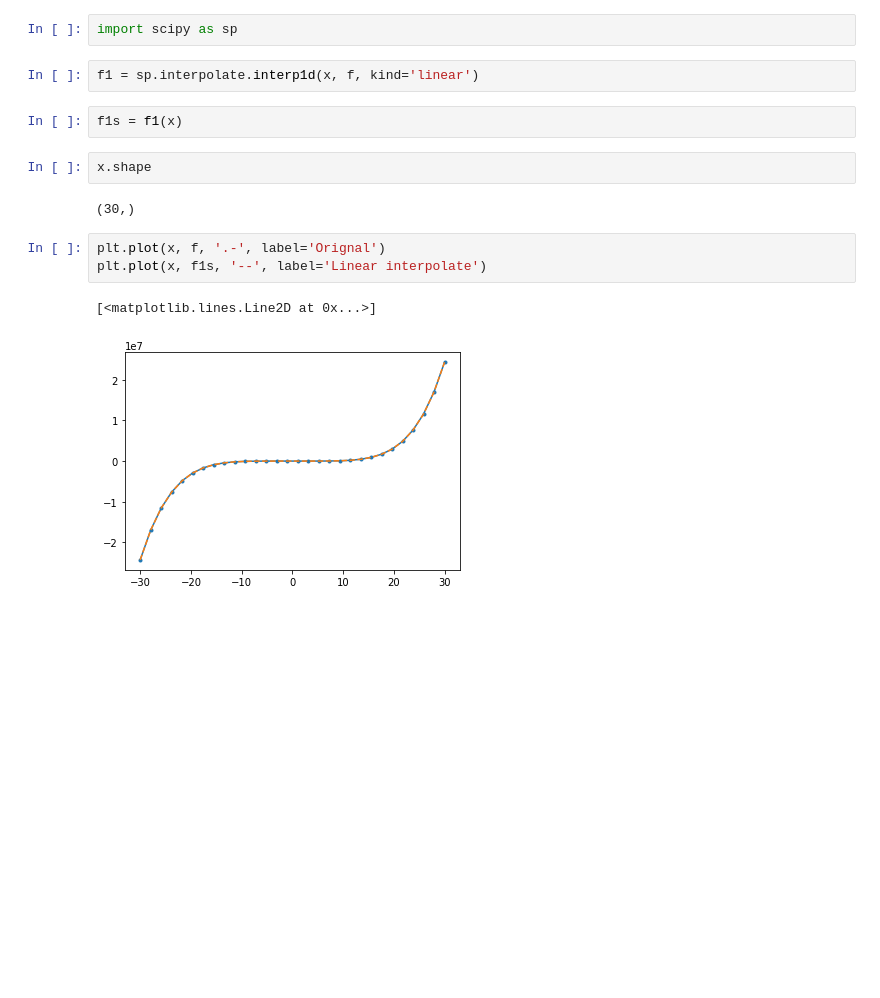
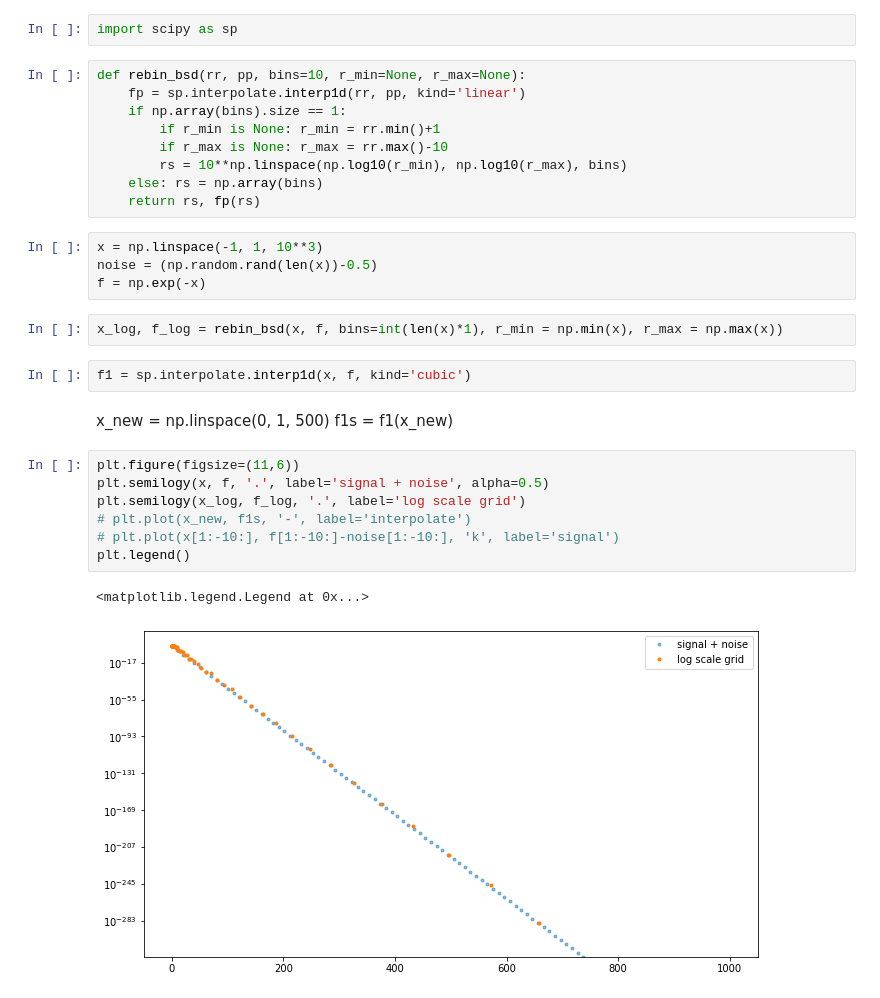
Before and after one commit to tommychinwj/HI_characterization, a Jupyter notebook: Experiment_code.ipynb, the cells around one changed output. Saved outputs shown, nothing was run; the diff lists cells and outputs as text; blank space fills up the shorter version.

```diff
--- a/Experiment_code.ipynb
+++ b/Experiment_code.ipynb
@@ -1072,16 +957,32 @@ noise.shape
 # %%
 import scipy as sp
+# %%
+def rebin_bsd(rr, pp, bins=10, r_min=None, r_max=None):
+    fp = sp.interpolate.interp1d(rr, pp, kind='linear')
+    if np.array(bins).size == 1:
+        if r_min is None: r_min = rr.min()+1
+        if r_max is None: r_max = rr.max()-10
+        rs = 10**np.linspace(np.log10(r_min), np.log10(r_max), bins)
+    else: rs = np.array(bins)
+    return rs, fp(rs)
+# %%
+x = np.linspace(-1, 1, 10**3)
+noise = (np.random.rand(len(x))-0.5)
+f = np.exp(-x)
+# %%
+x_log, f_log = rebin_bsd(x, f, bins=int(len(x)*1), r_min = np.min(x), r_max = np.max(x))
 # %%
-f1 = sp.interpolate.interp1d(x, f, kind='linear')
+f1 = sp.interpolate.interp1d(x, f, kind='cubic')
-# %%
-f1s = f1(x)
-# %%
-x.shape
-# %% [output]
-(30,)
-# %%
-plt.plot(x, f, '.-', label='Orignal')
-plt.plot(x, f1s, '--', label='Linear interpolate')
-# %% [output]
-[<matplotlib.lines.Line2D at 0x...>]
-[figure, removed]
+# %% [markdown]
+x_new = np.linspace(0, 1, 500)
+f1s = f1(x_new)
+# %%
+plt.figure(figsize=(11,6))
+plt.semilogy(x, f, '.', label='signal + noise', alpha=0.5)
+plt.semilogy(x_log, f_log, '.', label='log scale grid')
+# plt.plot(x_new, f1s, '-', label='interpolate')
+# plt.plot(x[1:-10:], f[1:-10:]-noise[1:-10:], 'k', label='signal')
+plt.legend()
+# %% [output]
+<matplotlib.legend.Legend at 0x...>
+[figure, added]
```
Also changed, not shown: parts of 60 cells of this notebook, 1 other file.
